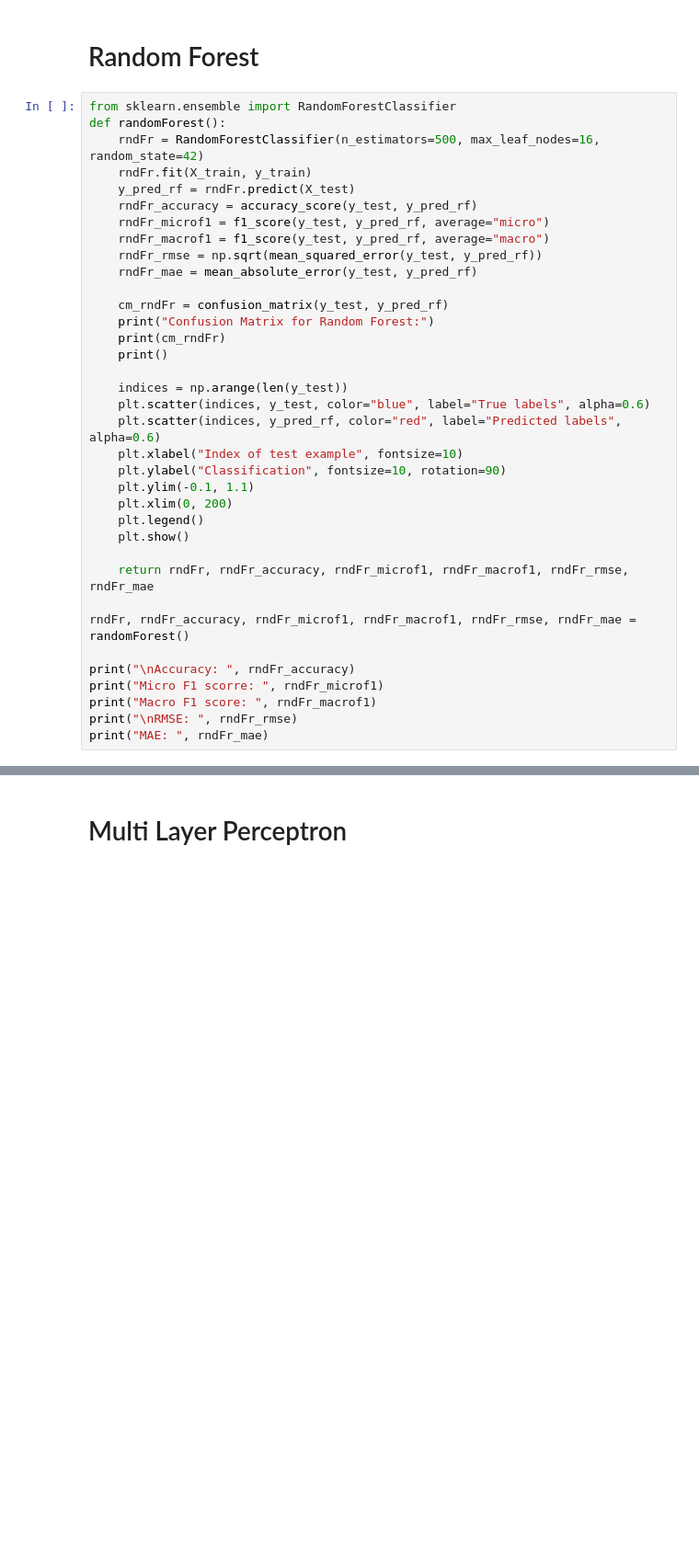
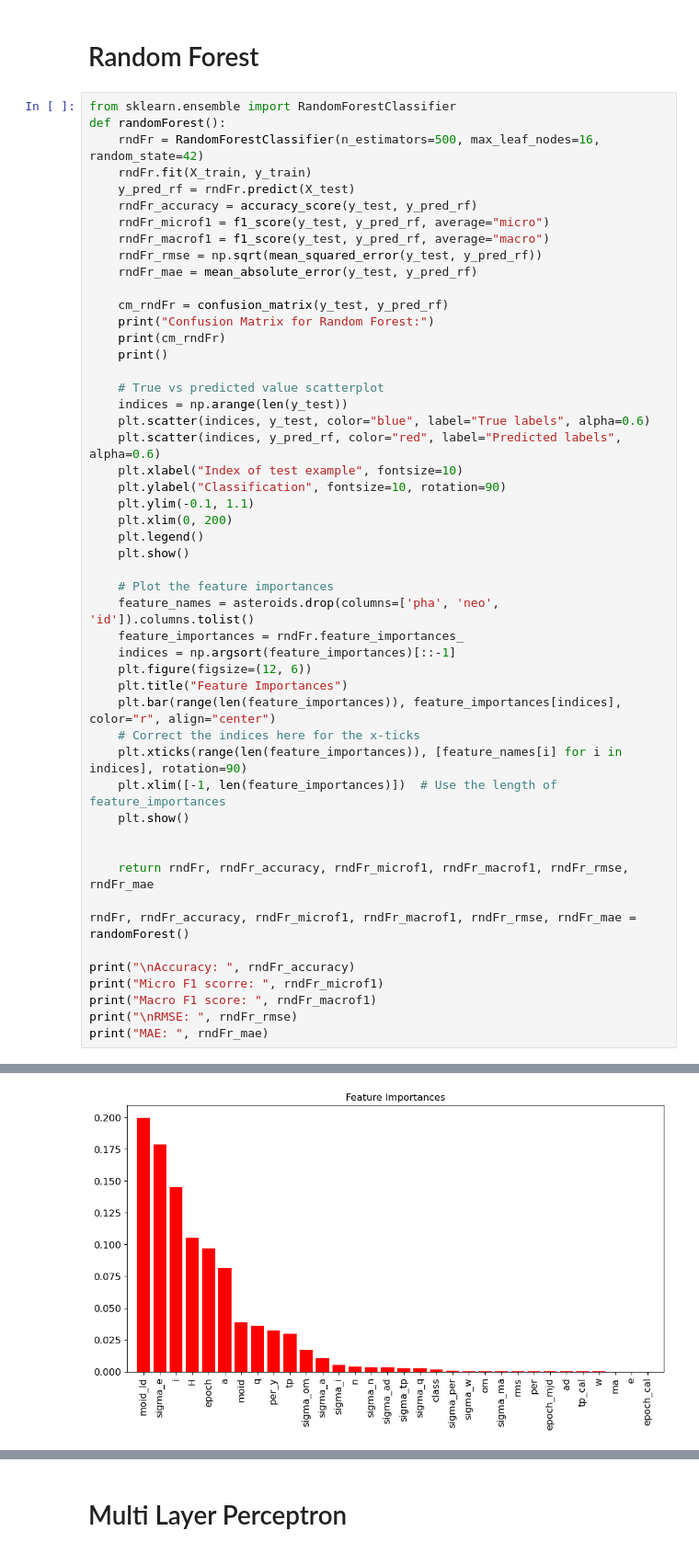
Before and after one commit to trevorsweigart/pha-classification, a Jupyter notebook: pha-classification.ipynb, the cells around one changed output, grey strips where cells are left out. Shown at 92% size. Cells and saved outputs as stored; diff of their text form; blank space fills up the shorter version.

```diff
--- a/pha-classification.ipynb
+++ b/pha-classification.ipynb
@@ -199,33 +212,48 @@ def randomForest():
 
     cm_rndFr = confusion_matrix(y_test, y_pred_rf)
     print("Confusion Matrix for Random Forest:")
     print(cm_rndFr)
     print()
 
+    # True vs predicted value scatterplot
     indices = np.arange(len(y_test))
     plt.scatter(indices, y_test, color="blue", label="True labels", alpha=0.6)
     plt.scatter(indices, y_pred_rf, color="red", label="Predicted labels", alpha=0.6)
     plt.xlabel("Index of test example", fontsize=10)
     plt.ylabel("Classification", fontsize=10, rotation=90)
     plt.ylim(-0.1, 1.1)
     plt.xlim(0, 200)
     plt.legend()
     plt.show()
 
+    # Plot the feature importances
+    feature_names = asteroids.drop(columns=['pha', 'neo', 'id']).columns.tolist()
+    feature_importances = rndFr.feature_importances_
+    indices = np.argsort(feature_importances)[::-1]
+    plt.figure(figsize=(12, 6))
+    plt.title("Feature Importances")
+    plt.bar(range(len(feature_importances)), feature_importances[indices], color="r", align="center")
+    # Correct the indices here for the x-ticks
+    plt.xticks(range(len(feature_importances)), [feature_names[i] for i in indices], rotation=90)
+    plt.xlim([-1, len(feature_importances)])  # Use the length of feature_importances
+    plt.show()
+
+
     return rndFr, rndFr_accuracy, rndFr_microf1, rndFr_macrof1, rndFr_rmse, rndFr_mae
 
 rndFr, rndFr_accuracy, rndFr_microf1, rndFr_macrof1, rndFr_rmse, rndFr_mae = randomForest()
 
 print("\nAccuracy: ", rndFr_accuracy)
 print("Micro F1 scorre: ", rndFr_microf1)
 print("Macro F1 score: ", rndFr_macrof1)
 print("\nRMSE: ", rndFr_rmse)
 print("MAE: ", rndFr_mae)
 # %% [output]
 Confusion Matrix for Random Forest:
 [[1585    2]
  [   0  419]]
 [figure]
+[figure, added]
 Accuracy:  0.9990029910269193
 Micro F1 scorre:  0.9990029910269193
 Macro F1 score:  0.9984942652975439
```
Also changed, not shown: parts of 3 cells of this notebook.
